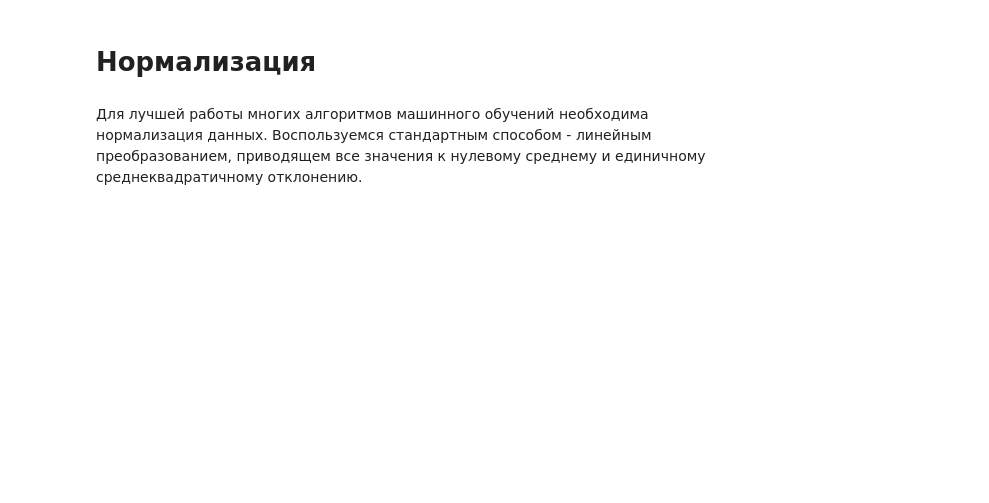
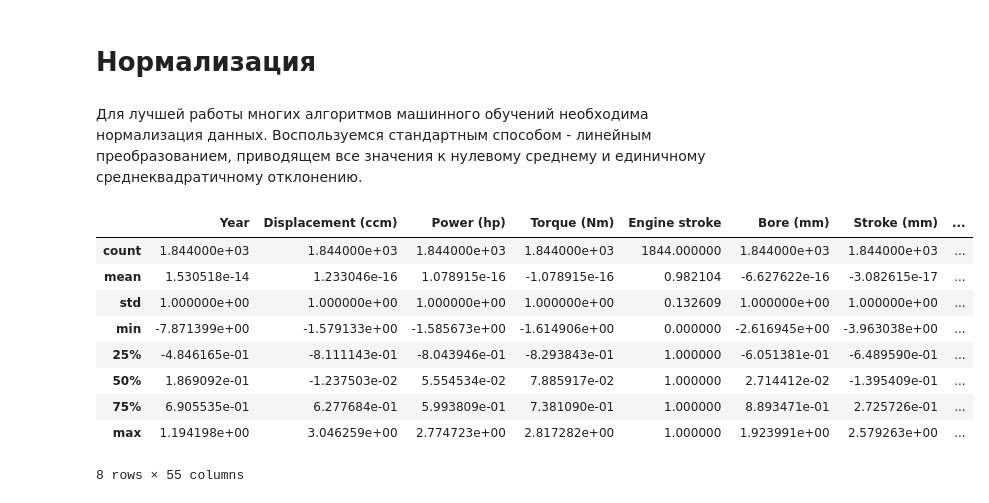
Before and after one commit to TrampI550/ml_2023, a Jupyter notebook: Moto.ipynb, the cells around one changed output. Saved outputs shown, nothing was run; the diff lists cells and outputs as text; code cells hidden in the pictures; blank space fills up the shorter version.

```diff
--- a/Moto.ipynb
+++ b/Moto.ipynb
@@ -386,3 +419,5 @@ data = pd.get_dummies(data, columns = [column])
+# %%
+dummies.append(column)
 # %% [markdown]
 ## Brakes
 # %% [markdown]
@@ -465,0 +479,3 @@ Index(['Year', 'Category', 'Displacement (ccm)', 'Power (hp)', 'Torque (Nm)',
+# %%
+data.drop(columns = ['Front tire', 'Rear tire'], axis=1, inplace=True)
+data.columns
@@ -466,3 +503,5 @@ Index(['Year', 'Category', 'Displacement (ccm)', 'Power (hp)', 'Torque (Nm)',
+# %%
+data.drop(columns=['Color options'], axis=1, inplace=True)
 # %% [markdown]
 ## Suspension
 # %% [markdown]
@@ -473,9 +516,21 @@ data.drop(columns=['Rear suspension'], axis=1, inplace=True)
+# %%
+data = pd.get_dummies(data, columns = dummies)
 # %% [markdown]
 # Нормализация
 # %% [markdown]
 Для лучшей работы многих алгоритмов машинного обучений необходима нормализация данных. Воспользуемся стандартным способом - линейным преобразованием, приводящем все значения к нулевому среднему и единичному среднеквадратичному отклонению.
 # %%
 numb_categories = list(data_types.keys())
-data_norm = data_raw.copy()
-data_norm[numb_categories] = (data_norm[numb_categories] - data_norm[numb_categories].mean(axis = 0))/data_norm[numb_categories].std(axis = 0)
-data_norm.describe()
+data[numb_categories] = (data[numb_categories] - data[numb_categories].mean(axis = 0))/data[numb_categories].std(axis = 0)
+data.describe()
+# %% [output]
+|  | Year | Displacement (ccm) | Power (hp) | Torque (Nm) | Engine stroke | Bore (mm) | Stroke (mm) | ... |
+| count | 1.844000e+03 | 1.844000e+03 | 1.844000e+03 | 1.844000e+03 | 1844.000000 | 1.844000e+03 | 1.844000e+03 | ... |
+| mean | 1.530518e-14 | 1.233046e-16 | 1.078915e-16 | -1.078915e-16 | 0.982104 | -6.627622e-16 | -3.082615e-17 | ... |
+| std | 1.000000e+00 | 1.000000e+00 | 1.000000e+00 | 1.000000e+00 | 0.132609 | 1.000000e+00 | 1.000000e+00 | ... |
+| min | -7.871399e+00 | -1.579133e+00 | -1.585673e+00 | -1.614906e+00 | 0.000000 | -2.616945e+00 | -3.963038e+00 | ... |
+| 25% | -4.846165e-01 | -8.111143e-01 | -8.043946e-01 | -8.293843e-01 | 1.000000 | -6.051381e-01 | -6.489590e-01 | ... |
+| 50% | 1.869092e-01 | -1.237503e-02 | 5.554534e-02 | 7.885917e-02 | 1.000000 | 2.714412e-02 | -1.395409e-01 | ... |
+| 75% | 6.905535e-01 | 6.277684e-01 | 5.993809e-01 | 7.381090e-01 | 1.000000 | 8.893471e-01 | 2.725726e-01 | ... |
+| max | 1.194198e+00 | 3.046259e+00 | 2.774723e+00 | 2.817282e+00 | 1.000000 | 1.923991e+00 | 2.579263e+00 | ... |
+8 rows × 55 columns
```
Also changed, not shown: parts of 62 cells of this notebook.
